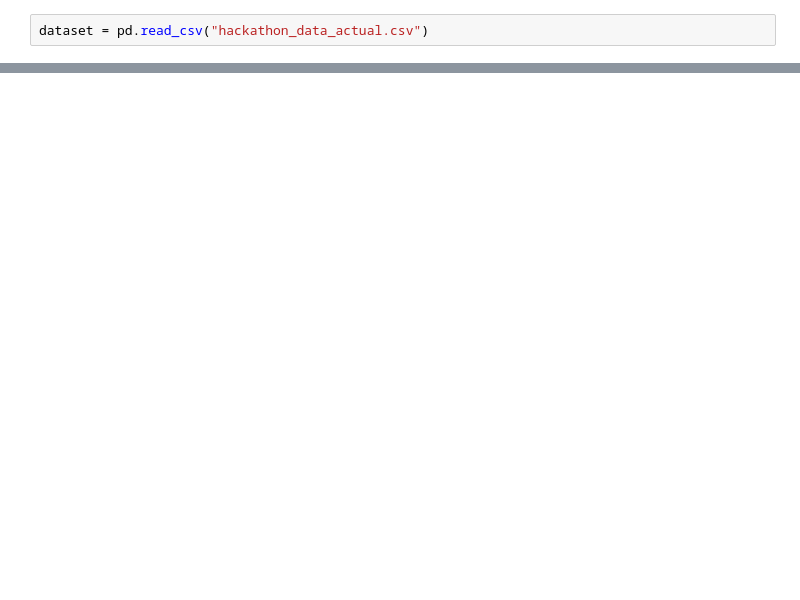
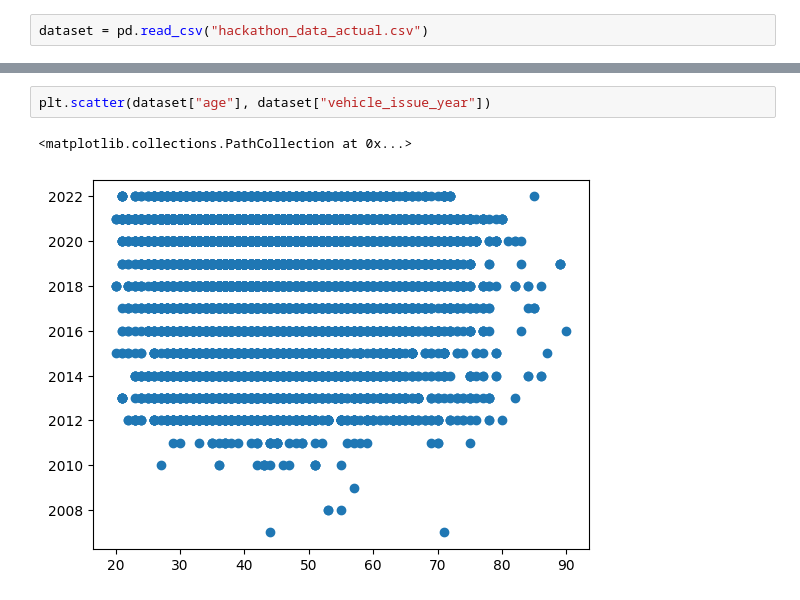
Before and after one commit to Keworker/Dano24, a Jupyter notebook: keworker.ipynb, the cells around one changed output, grey strips where cells are left out. Drawn from its saved outputs; the diff is of its cells as text; blank space fills up the shorter version.

```diff
--- a/keworker.ipynb
+++ b/keworker.ipynb
@@ -35,0 +75,5 @@ dataset.to_csv("hackathon_data_actual.csv")"""
+# %%
+plt.scatter(dataset["age"], dataset["vehicle_issue_year"])
+# %% [output]
+<matplotlib.collections.PathCollection at 0x...>
+[figure, added]
```
Also changed, not shown: parts of 7 cells of this notebook, 1 other file.
